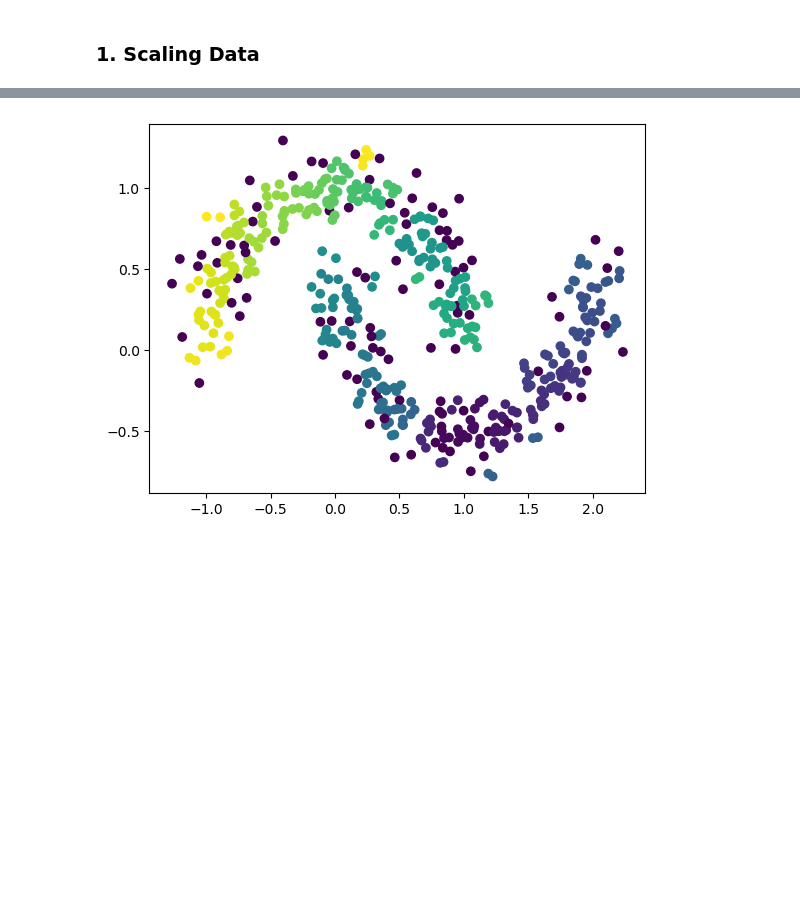
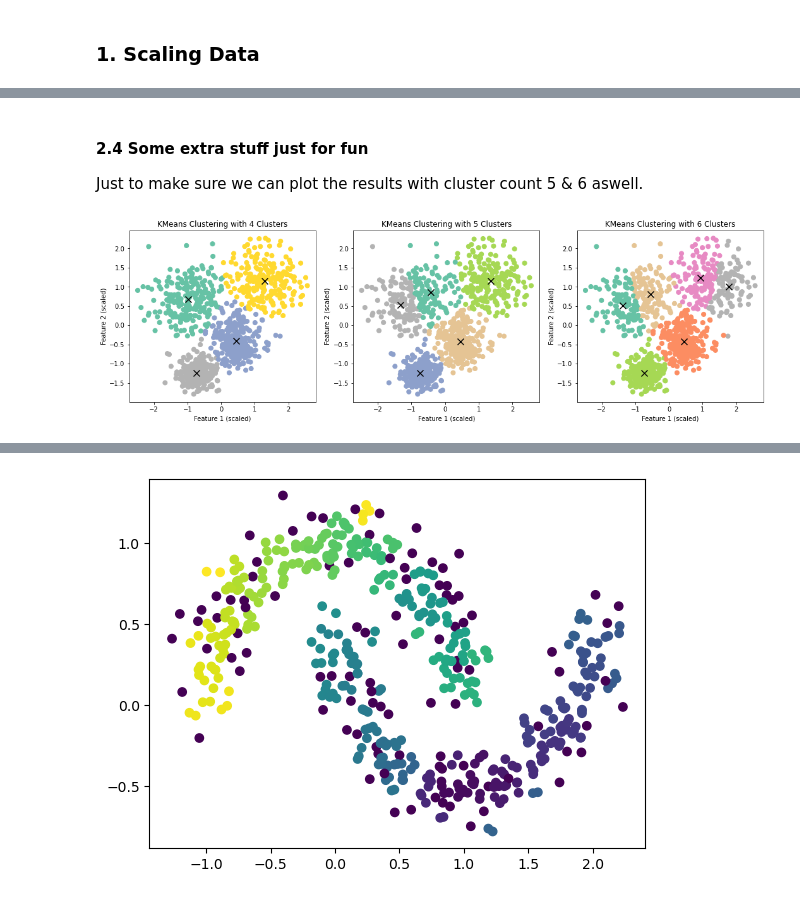
Before and after one commit to lukegge/MachineLearningCourse, a Jupyter notebook: assignment_2.ipynb, the cells around one changed output, grey strips where cells are left out. Cells and saved outputs as stored; diff of their text form; code cells hidden in the pictures; blank space fills up the shorter version.

```diff
--- a/assignment_2.ipynb
+++ b/assignment_2.ipynb
@@ -134,0 +182,31 @@ plt.show()
+# %% [markdown]
+#### 2.4 Some extra stuff just for fun
+Just to make sure we can plot the results with cluster count 5 & 6 aswell.
+# %%
+# Function to apply KMeans clustering and plot the results
+def plot_kmeans_clusters(n_clusters, plot_id):
+    kmeans = KMeans(n_clusters=n_clusters)
+    kmeans.fit(blobs_scaled)
+
+    labels = kmeans.labels_
+    centroids = kmeans.cluster_centers_
+
+    plt.subplot(1, 3, plot_id)
+    plt.scatter(blobs_scaled[:, 0], blobs_scaled[:, 1], c=labels, cmap='Set2', marker='o', s=50)
+    plt.scatter(centroids[:, 0], centroids[:, 1], c='black', marker='x', s=100, label='Centroids')
+    plt.xlabel('Feature 1 (scaled)')
+    plt.ylabel('Feature 2 (scaled)')
+    plt.title(f'KMeans Clustering with {n_clusters} Clusters')
+
+# Set up the figure
+plt.figure(figsize=(18, 5))
+
+# Plot the clustering results for 4, 5, and 6 clusters
+plot_kmeans_clusters(4, 1)
+plot_kmeans_clusters(5, 2)
+plot_kmeans_clusters(6, 3)
+
+# Display the plots
+plt.show()
+# %% [output]
+[figure, added]
```
Also changed, not shown: parts of 12 cells of this notebook, 1 other file.
